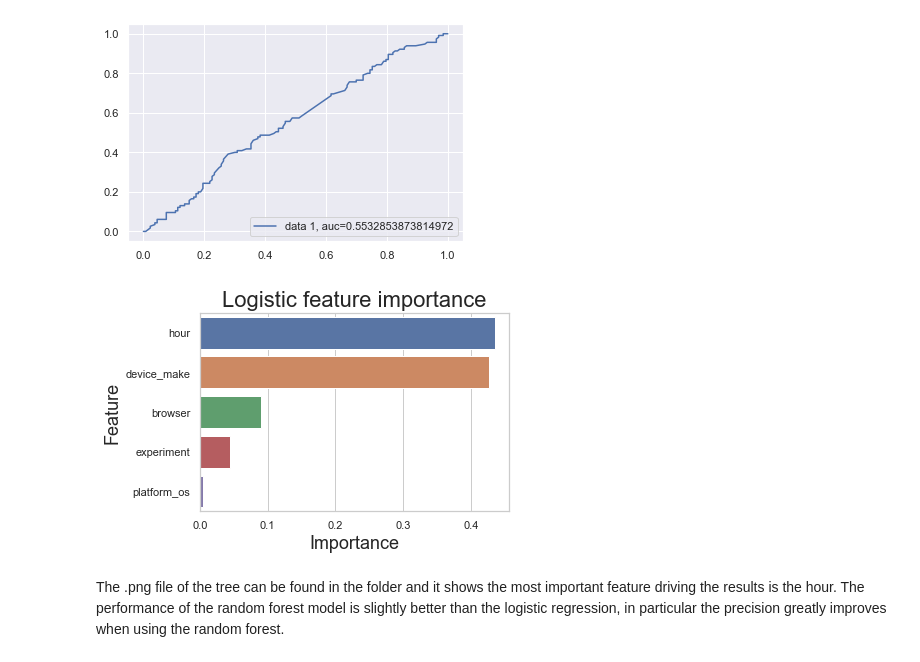
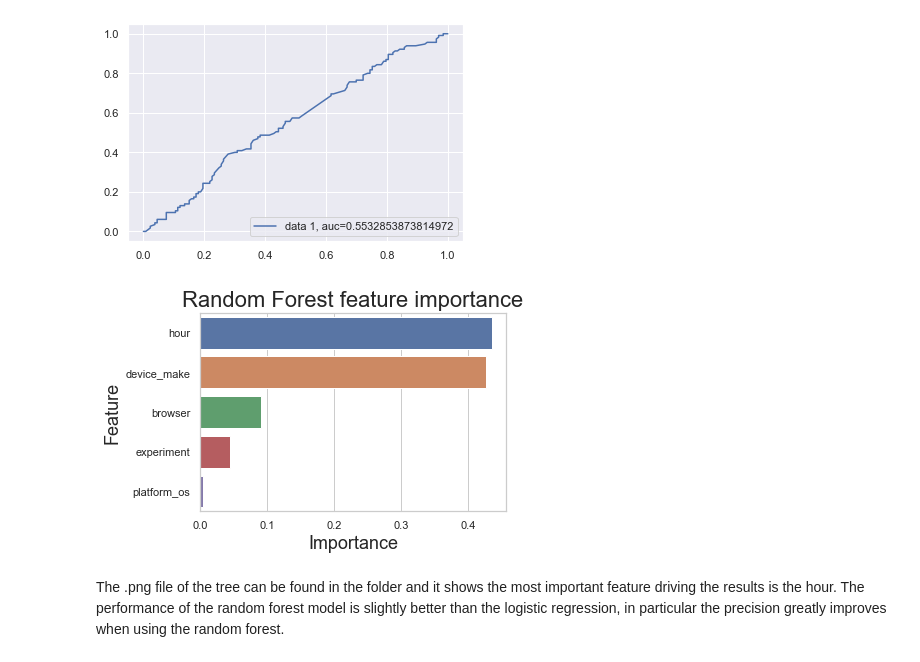
Before and after one commit to Kibika/A-B-Testing, a Jupyter notebook: notebooks/abtest.ipynb, the cells around one changed output. Cells and saved outputs as stored; diff of their text form; code cells hidden in the pictures.

```diff
--- a/notebooks/abtest.ipynb
+++ b/notebooks/abtest.ipynb
@@ -1075,31 +1075,31 @@ plt.show()
 # %%
 # get importance
 importances = clf_rf.feature_importances_
 labels = response.columns
 feature_df = pd.DataFrame(list(zip(labels, importances)), columns=["feature", "importance"])
 feature_df = feature_df.sort_values(by='importance', ascending=False, )
 # summarize feature importance
 #for i,v in enumerate(importance):
 #    print('Feature: %0d, Score: %.5f' % (i,v))
 # plot feature importance
 #plt.bar([x for x in range(len(importance))], importance)
 #plt.show()
 
 # image formatting
 axis_fs = 18  # fontsize
 title_fs = 22  # fontsize
 sns.set(style="whitegrid")
 
 ax = sns.barplot(x="importance", y="feature", data=feature_df)
 ax.set_xlabel('Importance', fontsize=axis_fs)
 ax.set_ylabel('Feature', fontsize=axis_fs)  # ylabel
-ax.set_title('Logistic feature importance', fontsize=title_fs)
+ax.set_title('Random Forest feature importance', fontsize=title_fs)
 
 plt.tight_layout()
 plt.savefig("feature_importance.png", dpi=120)
 plt.show()
 # %% [output]
-[figure, old version]
+[figure, new version]
 # %%
 # # Extract single tree
 # estimator = clf_rf.estimators_[1]
```
